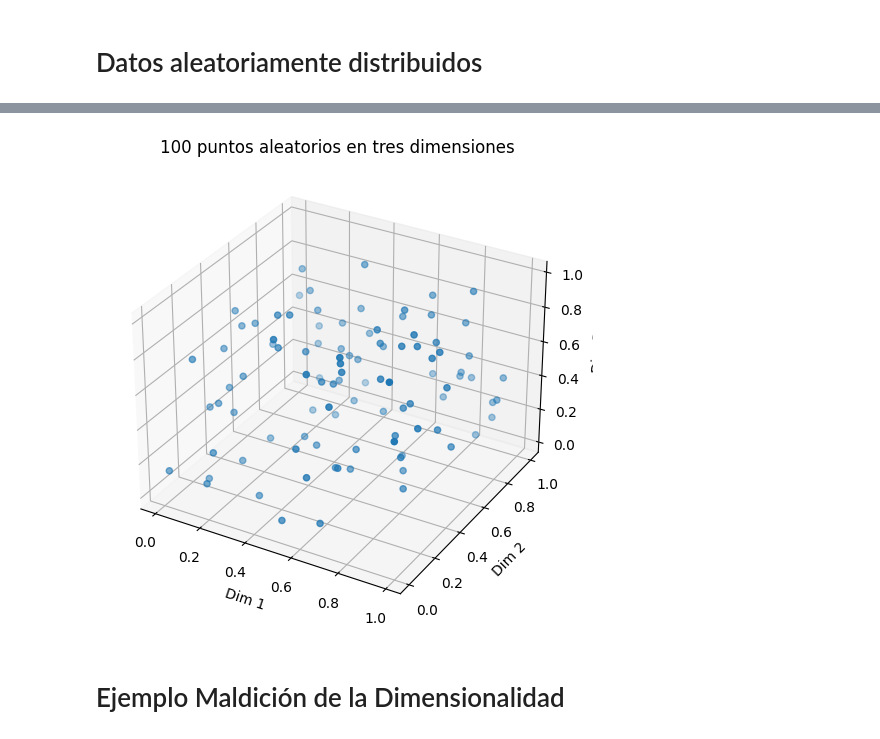
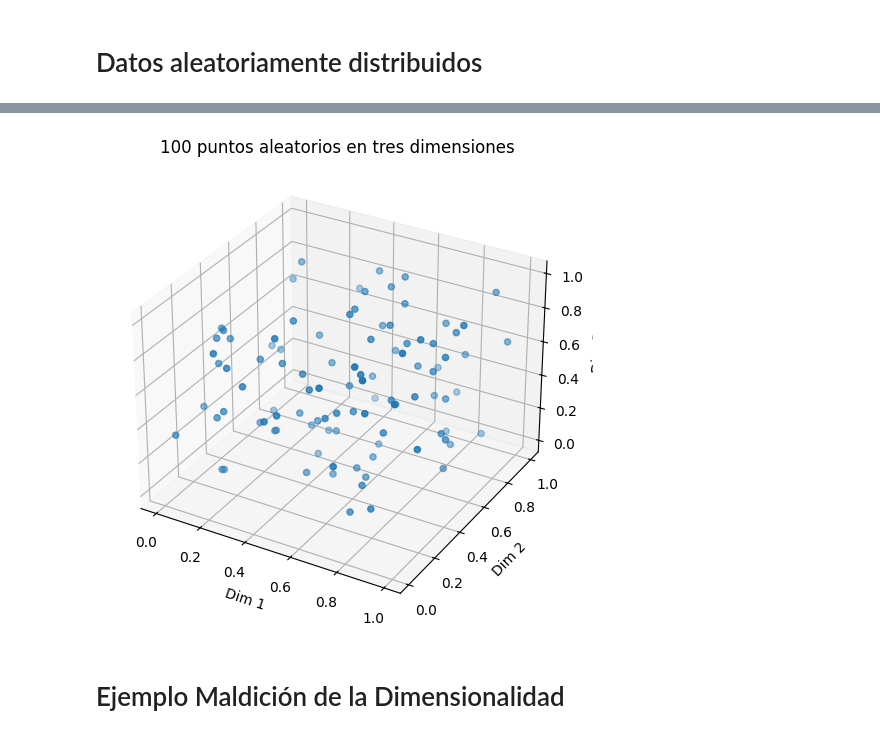
Before and after one commit to mfdezvicente/ucm, a Jupyter notebook: ML/260211_Maldición de la Dimensionalidad.ipynb, the cells around one changed output, grey strips where cells are left out. Cells and saved outputs as stored; diff of their text form; code cells hidden in the pictures.

```diff
--- a/ML/260211_Maldición de la Dimensionalidad.ipynb
+++ b/ML/260211_Maldición de la Dimensionalidad.ipynb
@@ -41,23 +41,23 @@ plt.show()
 # %%
 from mpl_toolkits.mplot3d import Axes3D
 
 # Generar 100 puntos aleatorios en tres dimensiones
-x_3d = ___
-y_3d = ___
-z_3d = ___
+x_3d = np.random.uniform(0,1,100)
+y_3d = np.random.uniform(0,1,100)
+z_3d = np.random.uniform(0,1,100)
 
 # Dibujar los puntos
 fig = plt.figure(figsize=(9, 6))
 ax = fig.add_subplot(111, projection='3d')
 ax.scatter(x_3d, y_3d, z_3d)
 
 ax.set_title('100 puntos aleatorios en tres dimensiones')
 ax.set_xlabel('Dim 1')
 ax.set_ylabel('Dim 2')
 ax.set_zlabel('Dim 3')
 plt.show()
 # %% [output]
-[figure, old version]
+[figure, new version]
 # %% [markdown]
 # Ejemplo Maldición de la Dimensionalidad
 # %%
```
Also changed, not shown: parts of 6 cells of this notebook, 3 other files.
